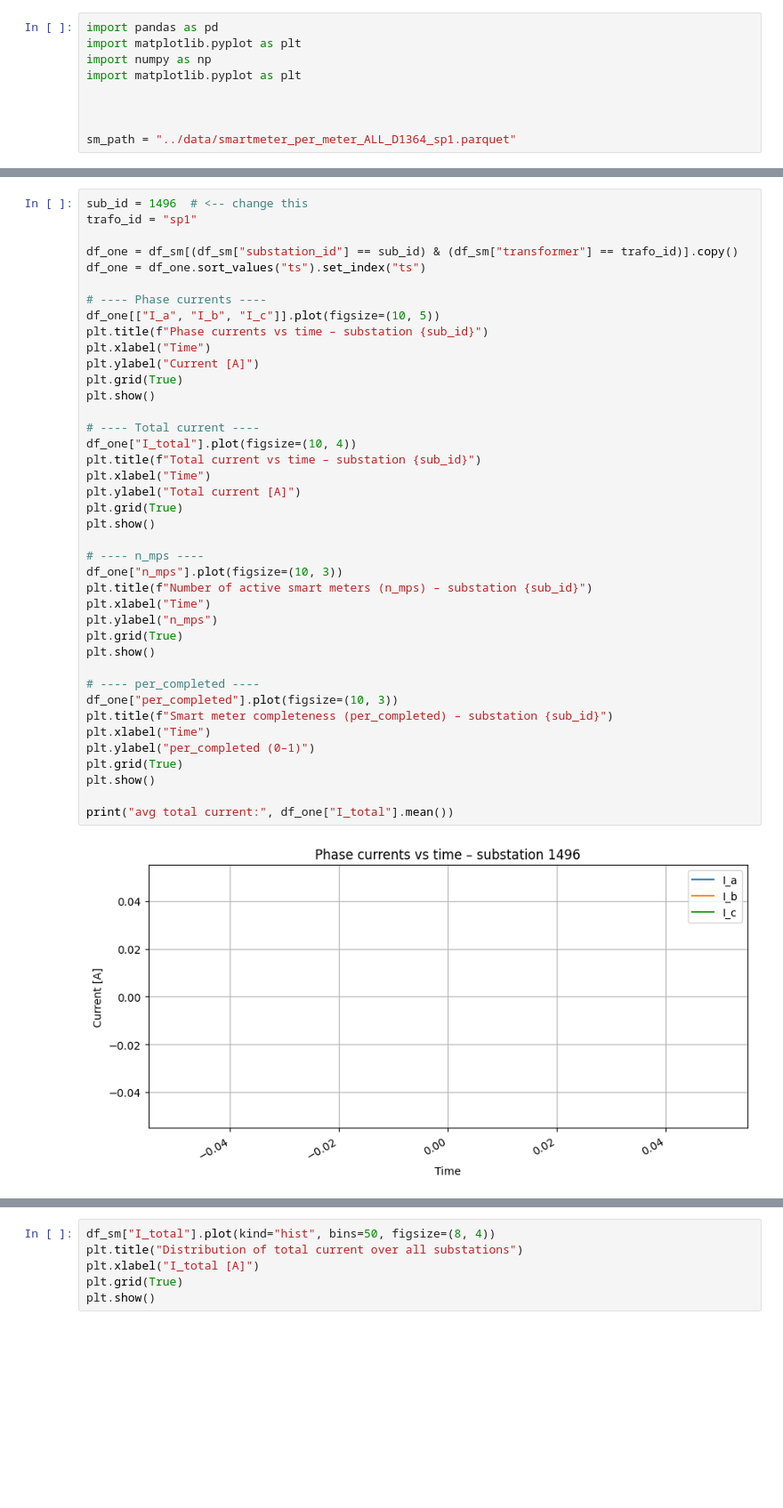
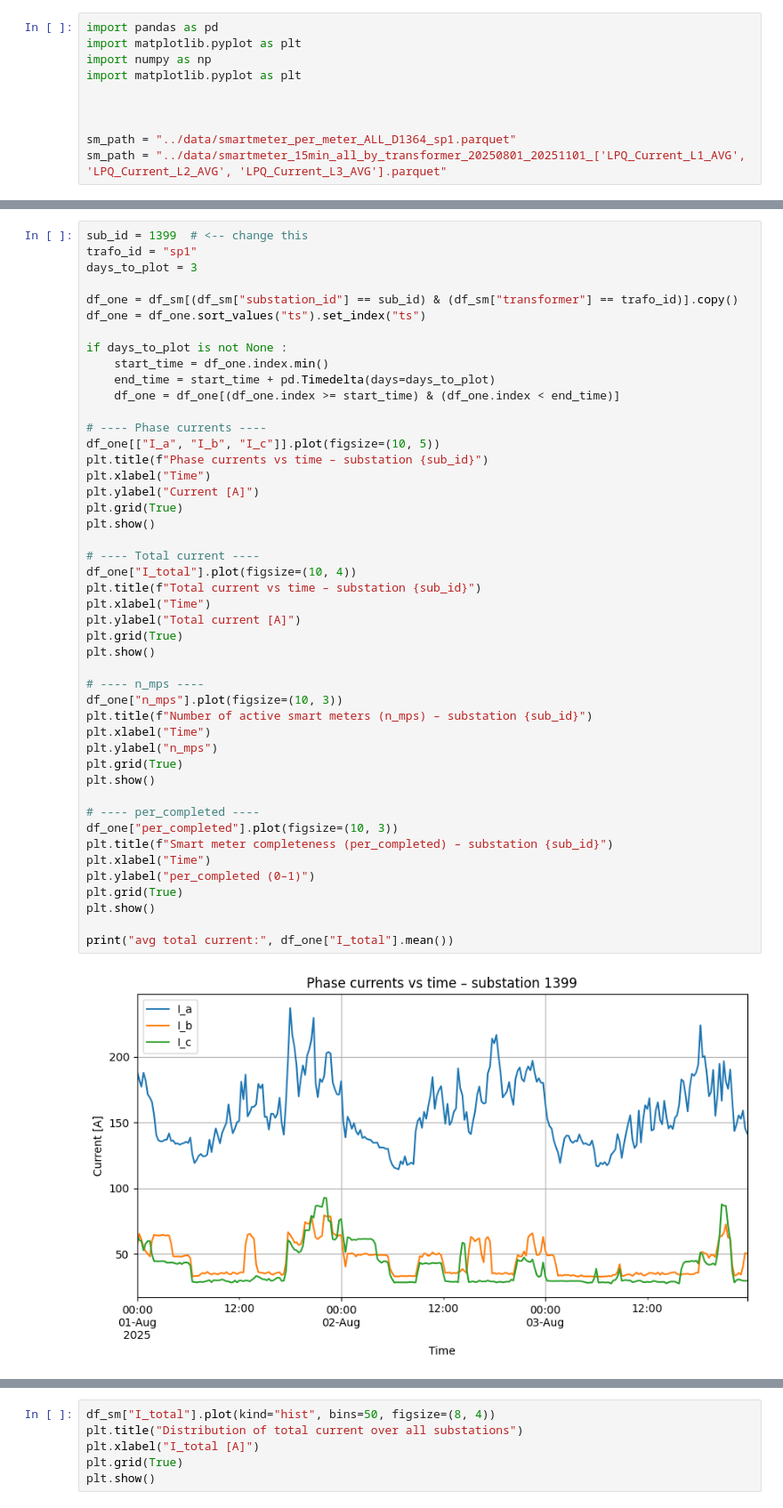
Before and after one commit to MindisBlank/Jasonaq_thesis, a Jupyter notebook: notebooks/SmartmeterLookup.ipynb, the cells around one changed output, grey strips where cells are left out. Shown at 89% size. Saved outputs shown, nothing was run; the diff lists cells and outputs as text; blank space fills up the shorter version.

```diff
--- a/notebooks/SmartmeterLookup.ipynb
+++ b/notebooks/SmartmeterLookup.ipynb
@@ -7,6 +7,7 @@ import matplotlib.pyplot as plt
 
 
 sm_path = "../data/smartmeter_per_meter_ALL_D1364_sp1.parquet"
+sm_path = "../data/smartmeter_15min_all_by_transformer_20250801_20251101_['LPQ_Current_L1_AVG', 'LPQ_Current_L2_AVG', 'LPQ_Current_L3_AVG'].parquet"
 # %%
 df_sm = pd.read_parquet(sm_path)
 
@@ -143,9 +145,15 @@ substation_stats.head()
 # %%
-sub_id = 1496  # <-- change this
+sub_id = 1399  # <-- change this
 trafo_id = "sp1"
+days_to_plot = 3
 
 df_one = df_sm[(df_sm["substation_id"] == sub_id) & (df_sm["transformer"] == trafo_id)].copy()
 df_one = df_one.sort_values("ts").set_index("ts")
+
+if days_to_plot is not None :
+    start_time = df_one.index.min()
+    end_time = start_time + pd.Timedelta(days=days_to_plot)
+    df_one = df_one[(df_one.index >= start_time) & (df_one.index < end_time)]
 
 # ---- Phase currents ----
 df_one[["I_a", "I_b", "I_c"]].plot(figsize=(10, 5))
@@ -154,31 +162,31 @@ plt.xlabel("Time")
 plt.ylabel("Current [A]")
 plt.grid(True)
 plt.show()
 
 # ---- Total current ----
 df_one["I_total"].plot(figsize=(10, 4))
 plt.title(f"Total current vs time – substation {sub_id}")
 plt.xlabel("Time")
 plt.ylabel("Total current [A]")
 plt.grid(True)
 plt.show()
 
 # ---- n_mps ----
 df_one["n_mps"].plot(figsize=(10, 3))
 plt.title(f"Number of active smart meters (n_mps) – substation {sub_id}")
 plt.xlabel("Time")
 plt.ylabel("n_mps")
 plt.grid(True)
 plt.show()
 
 # ---- per_completed ----
 df_one["per_completed"].plot(figsize=(10, 3))
 plt.title(f"Smart meter completeness (per_completed) – substation {sub_id}")
 plt.xlabel("Time")
 plt.ylabel("per_completed (0–1)")
 plt.grid(True)
 plt.show()
 
 print("avg total current:", df_one["I_total"].mean())
 # %% [output]
-[figure, old version]
+[figure, new version]
```
Also changed, not shown: parts of 6 cells of this notebook, 8 other files.
